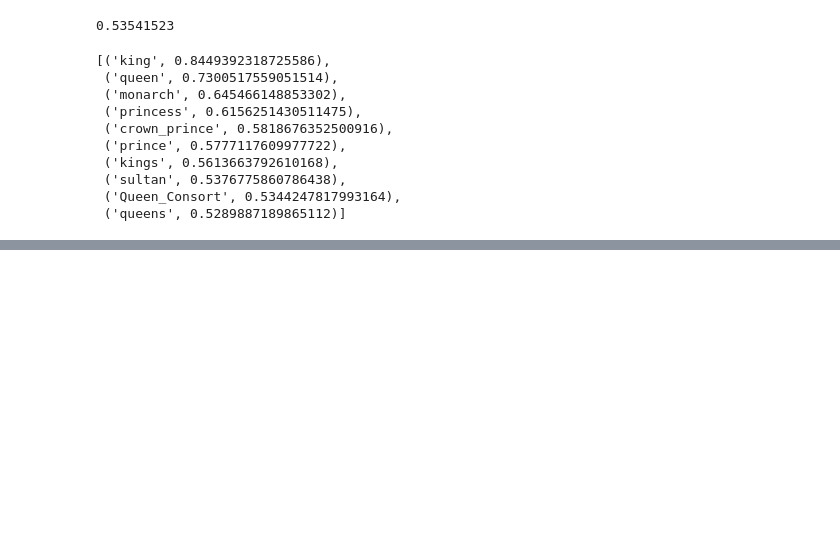
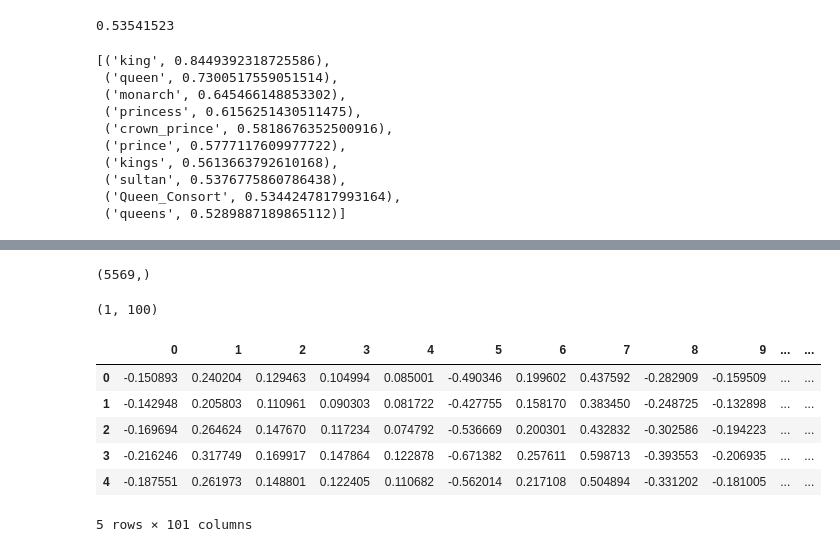
Before and after one commit to DennisChangach/getting_started_with_NLP, a Jupyter notebook: Word2Vec_Implementation.ipynb, the cells around one changed output, grey strips where cells are left out. Saved outputs shown, nothing was run; the diff lists cells and outputs as text; code cells hidden in the pictures; blank space fills up the shorter version.

```diff
--- a/Word2Vec_Implementation.ipynb
+++ b/Word2Vec_Implementation.ipynb
@@ -99,0 +211,4 @@ wv.most_similar([vec])
+# %%
+## Lets train Word2vec from scratch
+import gensim
+model=gensim.models.Word2Vec(words)
@@ -99,0 +284,8 @@ wv.most_similar([vec])
+# %%
+def avg_word2vec(doc):
+    # remove out-of-vocabulary words
+    #sent = [word for word in doc if word in model.wv.index_to_key]
+    #print(sent)
+
+    return np.mean([model.wv[word] for word in doc if word in model.wv.index_to_key],axis=0)
+                #or [np.zeros(len(model.wv.index_to_key))], axis=0)
@@ -99,0 +298,6 @@ wv.most_similar([vec])
+# %%
+#apply for the entire sentences
+import numpy as np
+X=[]
+for i in tqdm(range(len(words))):
+    X.append(avg_word2vec(words[i]))
@@ -99,0 +338,8 @@ wv.most_similar([vec])
+# %%
+y.shape
+# %% [output]
+(5569,)
+# %%
+X[0].reshape(1,-1).shape
+# %% [output]
+(1, 100)
@@ -99,0 +350,17 @@ wv.most_similar([vec])
+# %%
+# Assuming X is a list of numpy arrays
+df = pd.DataFrame()
+dfs = []
+for i in range(0, len(X)):
+    dfs.append(pd.DataFrame(X[i].reshape(1, -1)))
+df = pd.concat(dfs, ignore_index=True)
+# %%
+df.head()
+# %% [output]
+|  | 0 | 1 | 2 | 3 | 4 | 5 | 6 | 7 | 8 | 9 | ... | ... |
+| 0 | -0.150893 | 0.240204 | 0.129463 | 0.104994 | 0.085001 | -0.490346 | 0.199602 | 0.437592 | -0.282909 | -0.159509 | ... | ... |
+| 1 | -0.142948 | 0.205803 | 0.110961 | 0.090303 | 0.081722 | -0.427755 | 0.158170 | 0.383450 | -0.248725 | -0.132898 | ... | ... |
+| 2 | -0.169694 | 0.264624 | 0.147670 | 0.117234 | 0.074792 | -0.536669 | 0.200301 | 0.432832 | -0.302586 | -0.194223 | ... | ... |
+| 3 | -0.216246 | 0.317749 | 0.169917 | 0.147864 | 0.122878 | -0.671382 | 0.257611 | 0.598713 | -0.393553 | -0.206935 | ... | ... |
+| 4 | -0.187551 | 0.261973 | 0.148801 | 0.122405 | 0.110682 | -0.562014 | 0.217108 | 0.504894 | -0.331202 | -0.181005 | ... | ... |
+5 rows × 101 columns
```
Also changed, not shown: parts of 43 cells of this notebook.
